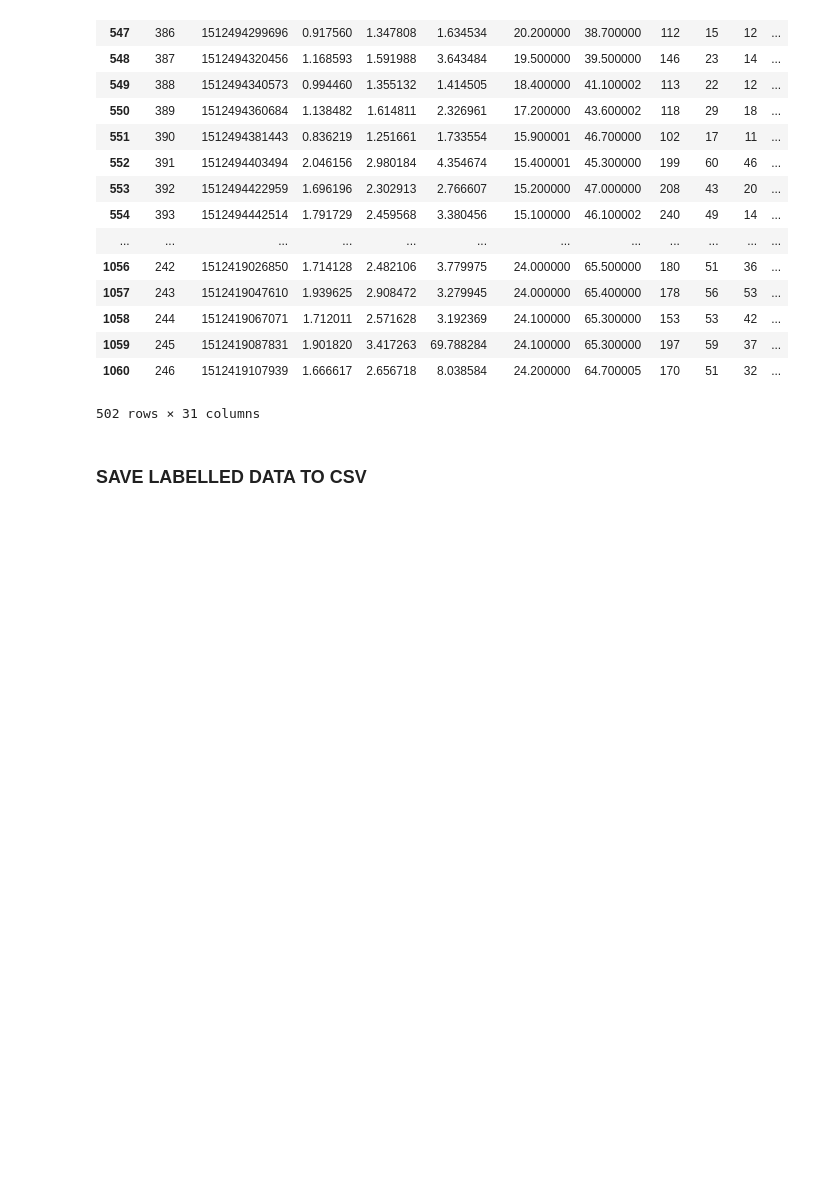
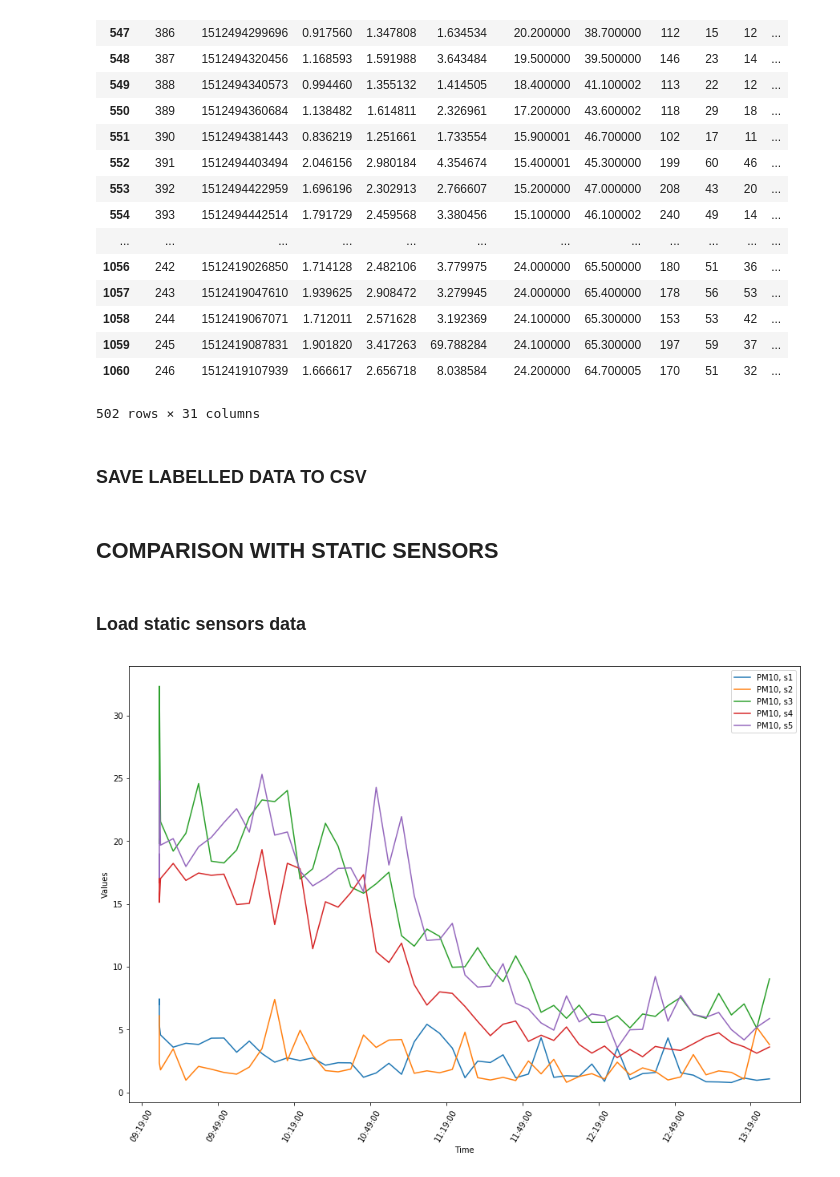
Before and after one commit to MihaiVisu/HonoursProject, a Jupyter notebook: notebooks/december_walking_data_analysis.ipynb, the cells around one changed output. Cells and saved outputs as stored; diff of their text form; code cells hidden in the pictures; blank space fills up the shorter version.

```diff
--- a/notebooks/december_walking_data_analysis.ipynb
+++ b/notebooks/december_walking_data_analysis.ipynb
@@ -99,7 +104,10 @@ display(sorted_data)
 # time series plot
 def time_series_plot(dataset):
     # midday times
-    times = list(map(lambda x: datetime.datetime.strptime(str(x), '%H:%M:%S.%f'), dataset[0][0]['time']))
+    try:
+        times = list(map(lambda x: datetime.datetime.strptime(str(x), '%H:%M:%S.%f'), dataset[0][0]['time']))
+    except ValueError:
+        times = list(map(lambda x: datetime.datetime.strptime(str(x), '%H:%M:%S'), dataset[0][0]['time']))
 
     # graphs initialisation
     f, ax = plt.subplots(1,1, figsize=(15,10))
@@ -445,3 +453,5 @@ labelled_afternoon_data_pm.to_csv("../data/labelled_afternoon_pm.csv")
 labelled_midday_data_pm_all.to_csv("../data/labelled_midday_pm_all.csv")
 # %%
 labelled_afternoon_data_pm_all.to_csv("../data/labelled_afternoon_pm_all.csv")
+# %% [markdown]
+## COMPARISON WITH STATIC SENSORS
@@ -447,0 +467,24 @@ labelled_afternoon_data_pm_all.to_csv("../data/labelled_afternoon_pm_all.csv")
+# %% [markdown]
+### Load static sensors data
+# %%
+s1 = pd.read_csv('../data/static_sensors/s1.csv')
+s2 = pd.read_csv('../data/static_sensors/s2.csv')
+s3 = pd.read_csv('../data/static_sensors/s3.csv')
+s4 = pd.read_csv('../data/static_sensors/s4.csv')
+s5 = pd.read_csv('../data/static_sensors/s5.csv')
+# %%
+def display_first_day(dataset):
+    first_day = dataset[dataset['Timestamp'] < '2017-12-05'][dataset['Timestamp'] > '2017-12-04'][dataset['PM10'] > 0]
+    first_day['time'] = first_day['Timestamp'].apply(lambda x: datetime.datetime.strptime(x, '%Y-%m-%d %H:%M:%S').time())
+    srt = first_day.sort_values('time').reset_index()
+    return srt
+# %%
+time_series_plot([
+    (display_first_day(s1)[:53], 'PM10', 'PM10, s1'),
+    (display_first_day(s2)[:53], 'PM10', 'PM10, s2'),
+    (display_first_day(s3)[:53], 'PM10', 'PM10, s3'),
+    (display_first_day(s4)[:53], 'PM10', 'PM10, s4'),
+    (display_first_day(s5)[:53], 'PM10', 'PM10, s5'),
+])
+# %% [output]
+[figure, added]
```
Also changed, not shown: parts of 6 cells of this notebook, 1 other file.
